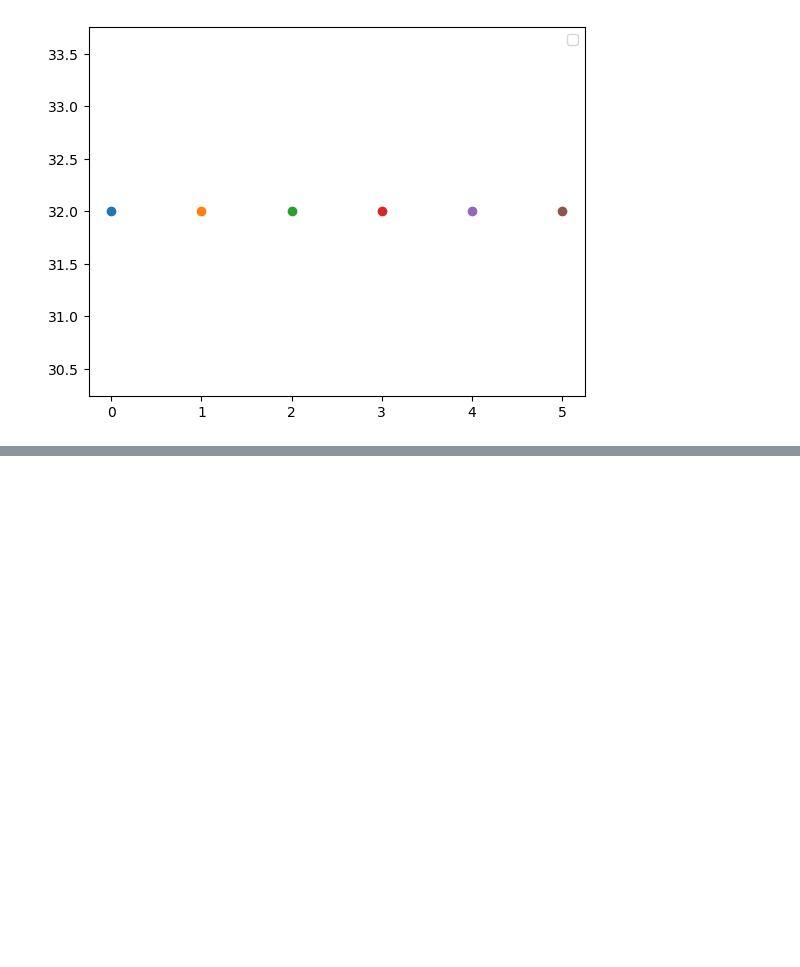
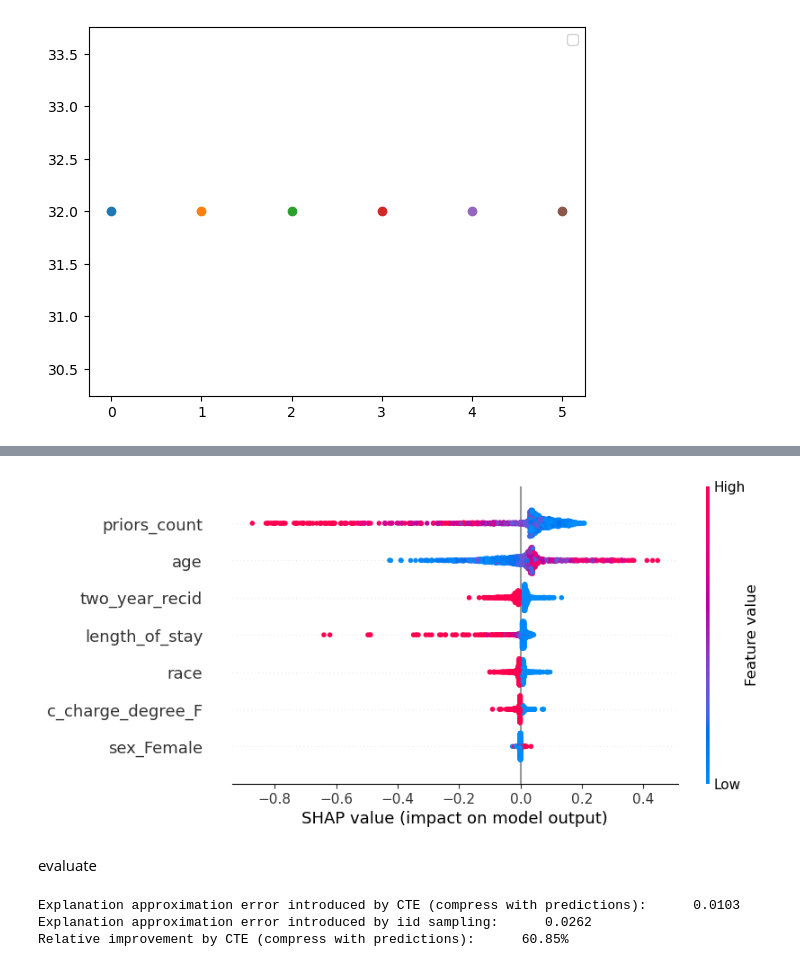
Before and after one commit to kateqwerty001/bsc-compress-then-explain, a Jupyter notebook: examples/cte_hyperparameters_tests.ipynb, the cells around one changed output, grey strips where cells are left out. Saved outputs shown, nothing was run; the diff lists cells and outputs as text; code cells hidden in the pictures; blank space fills up the shorter version.

```diff
--- a/examples/cte_hyperparameters_tests.ipynb
+++ b/examples/cte_hyperparameters_tests.ipynb
@@ -164,0 +193,24 @@ plt.show()
+# %%
+masker_gt = shap.maskers.Independent(X_test, max_samples=X_test.shape[0])
+explainer_gt = shap.PermutationExplainer(lambda x: model.predict_proba(x)[:, 1], masker_gt, seed=0)
+shap_gt = explainer_gt(X_test)
+shap_gt.feature_names = loader_test.dataset.feature_names
+shap.plots.beeswarm(shap_gt)
+# %% [output]
+[figure, added]
+# %% [markdown]
+evaluate
+# %%
+def metric_mae(x, y):
+    return np.mean(np.abs(x-y))
+
+print(f'Explanation approximation error introduced by CTE (compress with predictions):\
+      {metric_mae(shap_gt.values, shap_cte.values):.4f}')
+print(f'Explanation approximation error introduced by iid sampling:\
+      {metric_mae(shap_gt.values, shap_iid.values):.4f}')
+print(f'Relative improvement by CTE (compress with predictions):\
+      {100*(metric_mae(shap_gt.values, shap_iid.values) - metric_mae(shap_gt.values, shap_cte.values)) / metric_mae(shap_gt.values, shap_iid.values):.2f}%')
+# %% [output]
+Explanation approximation error introduced by CTE (compress with predictions):      0.0103
+Explanation approximation error introduced by iid sampling:      0.0262
+Relative improvement by CTE (compress with predictions):      60.85%
```
Also changed, not shown: parts of 7 cells of this notebook, 2 other files.
